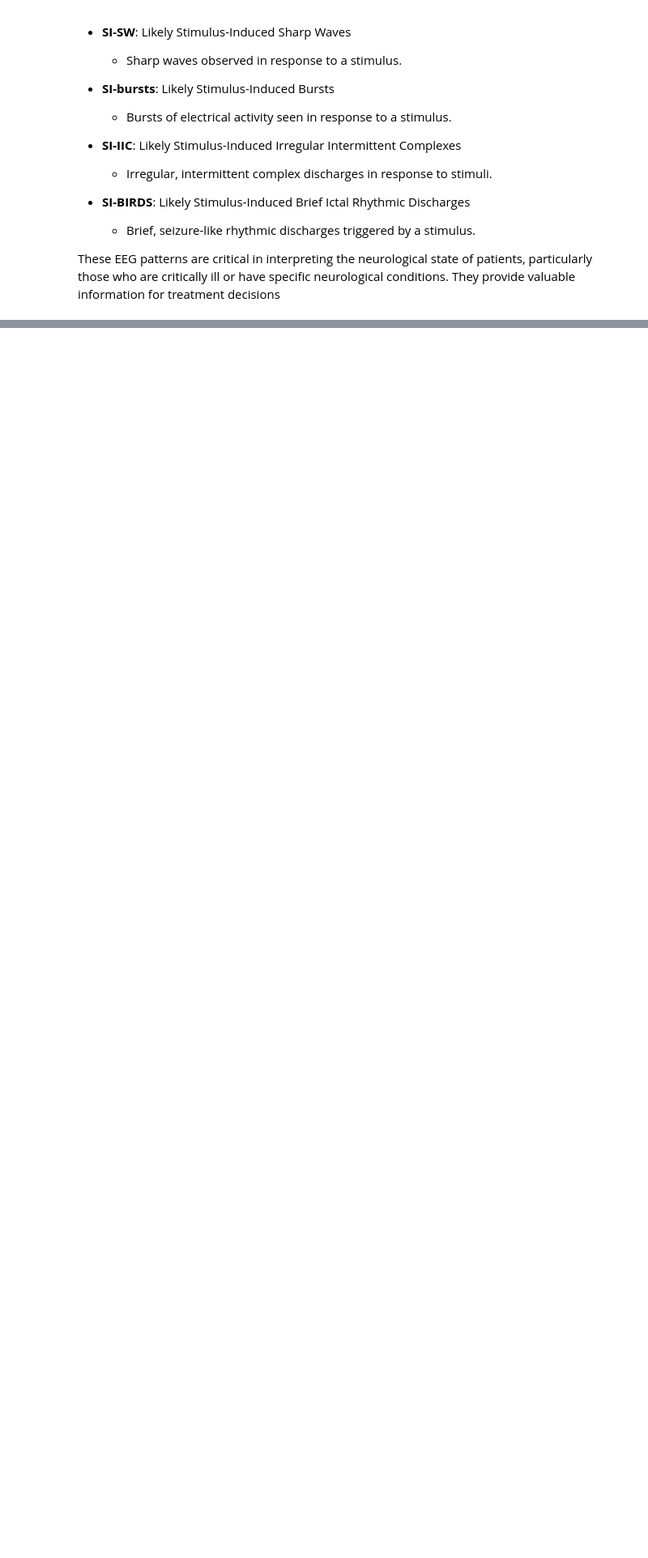
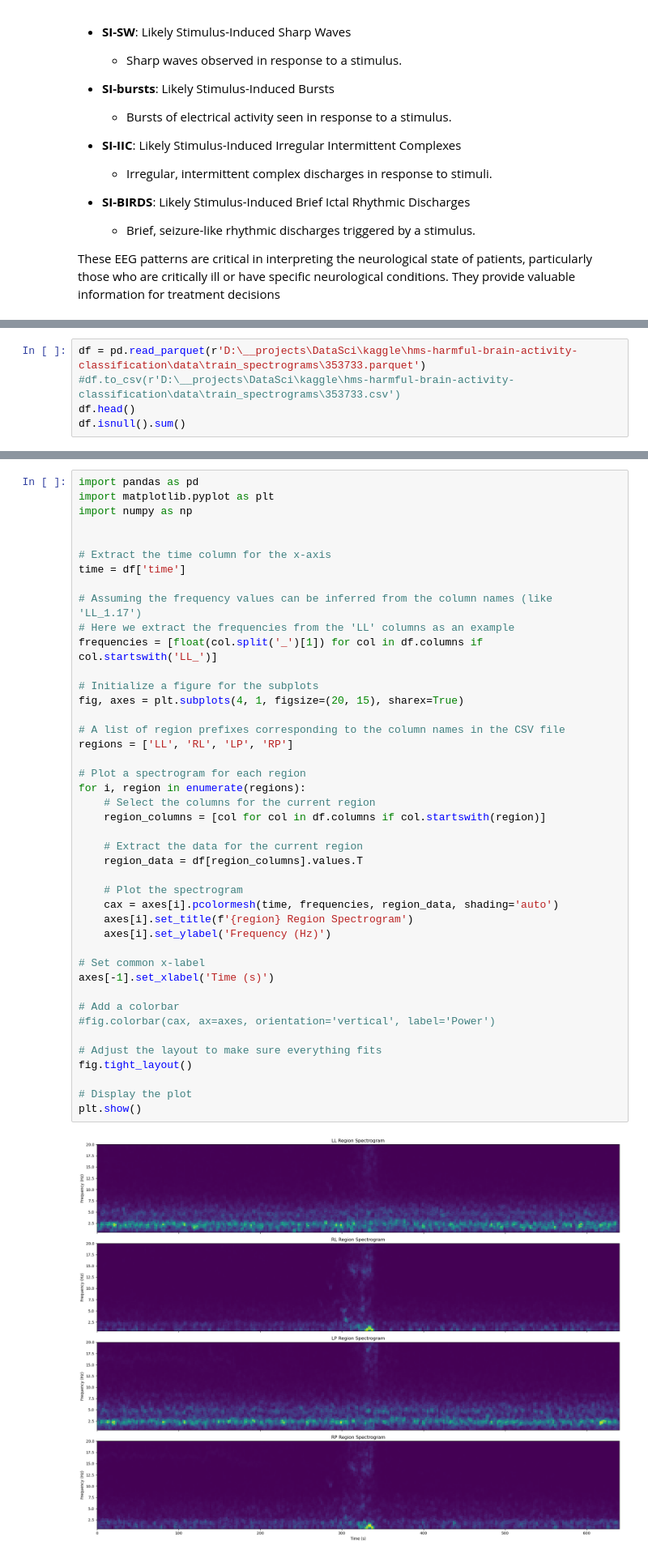
Before and after one commit to byvfx/kaggle, a Jupyter notebook: hms-harmful-brain-activity-classification/notebooks/notes.ipynb, the cells around one changed output, grey strips where cells are left out. Shown at 81% size. Cells and saved outputs as stored; diff of their text form; blank space fills up the shorter version.

```diff
--- a/hms-harmful-brain-activity-classification/notebooks/notes.ipynb
+++ b/hms-harmful-brain-activity-classification/notebooks/notes.ipynb
@@ -62,0 +60,5 @@ Error:
+# %%
+df = pd.read_parquet(r'D:\__projects\DataSci\kaggle\hms-harmful-brain-activity-classification\data\train_spectrograms\353733.parquet')
+#df.to_csv(r'D:\__projects\DataSci\kaggle\hms-harmful-brain-activity-classification\data\train_spectrograms\353733.csv')
+df.head()
+df.isnull().sum()
@@ -62,0 +78,45 @@ Error:
+# %%
+import pandas as pd
+import matplotlib.pyplot as plt
+import numpy as np
+
+
+# Extract the time column for the x-axis
+time = df['time']
+
+# Assuming the frequency values can be inferred from the column names (like 'LL_1.17')
+# Here we extract the frequencies from the 'LL' columns as an example
+frequencies = [float(col.split('_')[1]) for col in df.columns if col.startswith('LL_')]
+
+# Initialize a figure for the subplots
+fig, axes = plt.subplots(4, 1, figsize=(20, 15), sharex=True)
+
+# A list of region prefixes corresponding to the column names in the CSV file
+regions = ['LL', 'RL', 'LP', 'RP']
+
+# Plot a spectrogram for each region
+for i, region in enumerate(regions):
+    # Select the columns for the current region
+    region_columns = [col for col in df.columns if col.startswith(region)]
+
+    # Extract the data for the current region
+    region_data = df[region_columns].values.T
+
+    # Plot the spectrogram
+    cax = axes[i].pcolormesh(time, frequencies, region_data, shading='auto')
+    axes[i].set_title(f'{region} Region Spectrogram')
+    axes[i].set_ylabel('Frequency (Hz)')
+
+# Set common x-label
+axes[-1].set_xlabel('Time (s)')
+
+# Add a colorbar
+#fig.colorbar(cax, ax=axes, orientation='vertical', label='Power')
+
+# Adjust the layout to make sure everything fits
+fig.tight_layout()
+
+# Display the plot
+plt.show()
+# %% [output]
+[figure, added]
```
Also changed, not shown: parts of 11 cells of this notebook, 2 other files.
